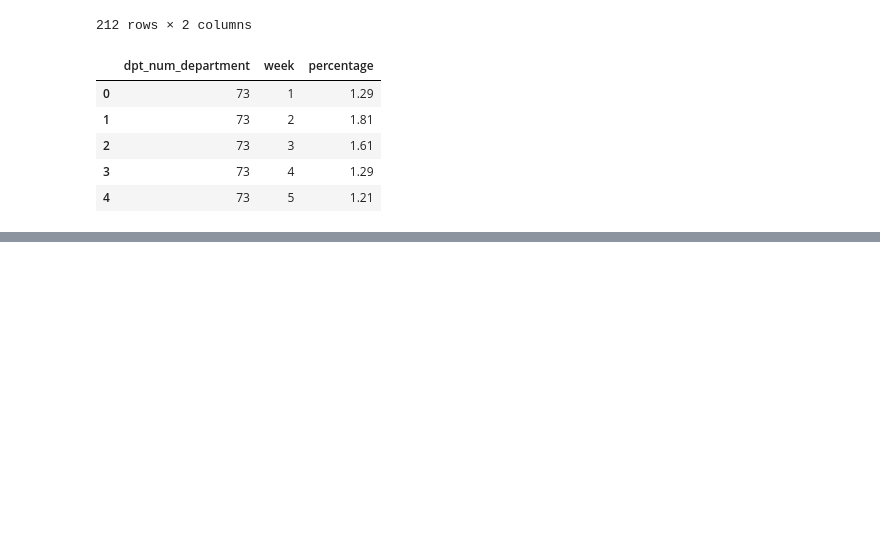
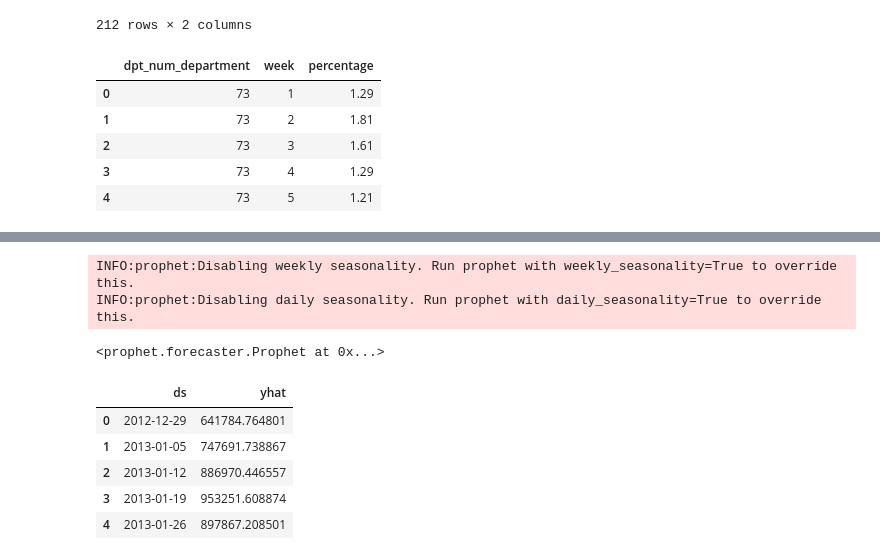
Before and after one commit to louisvilpoux/decathlon_interview, a Jupyter notebook: forecast.ipynb, the cells around one changed output, grey strips where cells are left out. Saved outputs shown, nothing was run; the diff lists cells and outputs as text; code cells hidden in the pictures; blank space fills up the shorter version.

```diff
--- a/forecast.ipynb
+++ b/forecast.ipynb
@@ -357,0 +381,7 @@ df_perc_dep_week.head()
+# %%
+m = Prophet()
+m.fit(df_forecast_turnover)
+# %% [output]
+INFO:prophet:Disabling weekly seasonality. Run prophet with weekly_seasonality=True to override this.
+INFO:prophet:Disabling daily seasonality. Run prophet with daily_seasonality=True to override this.
+<prophet.forecaster.Prophet at 0x...>
@@ -357,0 +392,9 @@ df_perc_dep_week.head()
+# %%
+forecast[['ds', 'yhat']].head()
+# %% [output]
+|  | ds | yhat |
+| 0 | 2012-12-29 | 641784.764801 |
+| 1 | 2013-01-05 | 747691.738867 |
+| 2 | 2013-01-12 | 886970.446557 |
+| 3 | 2013-01-19 | 953251.608874 |
+| 4 | 2013-01-26 | 897867.208501 |
```
Also changed, not shown: parts of 9 cells of this notebook.
